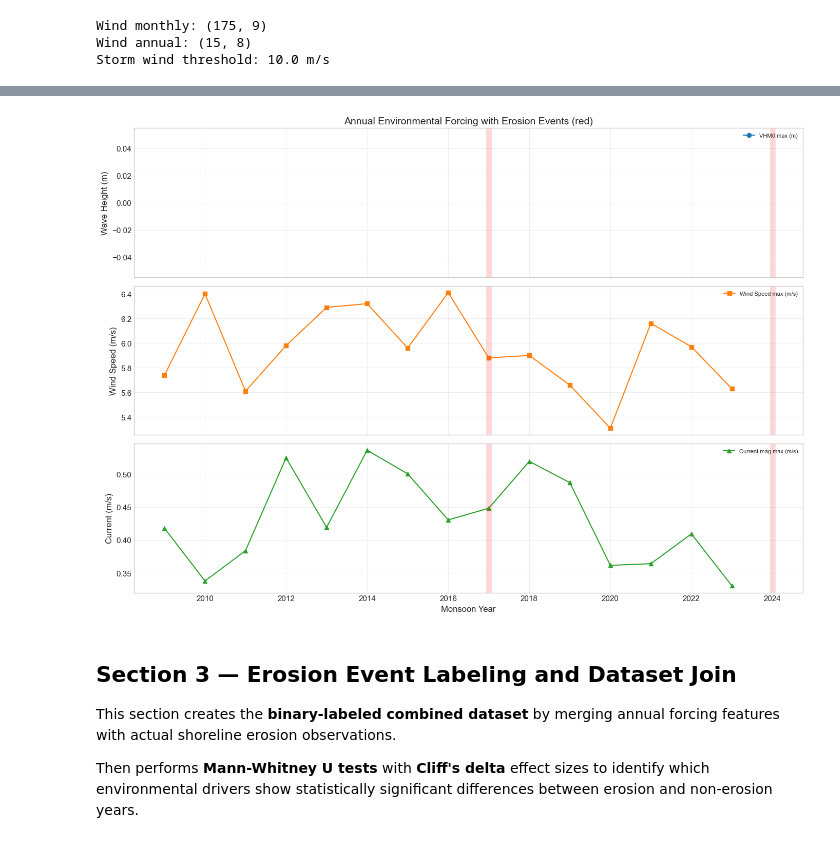
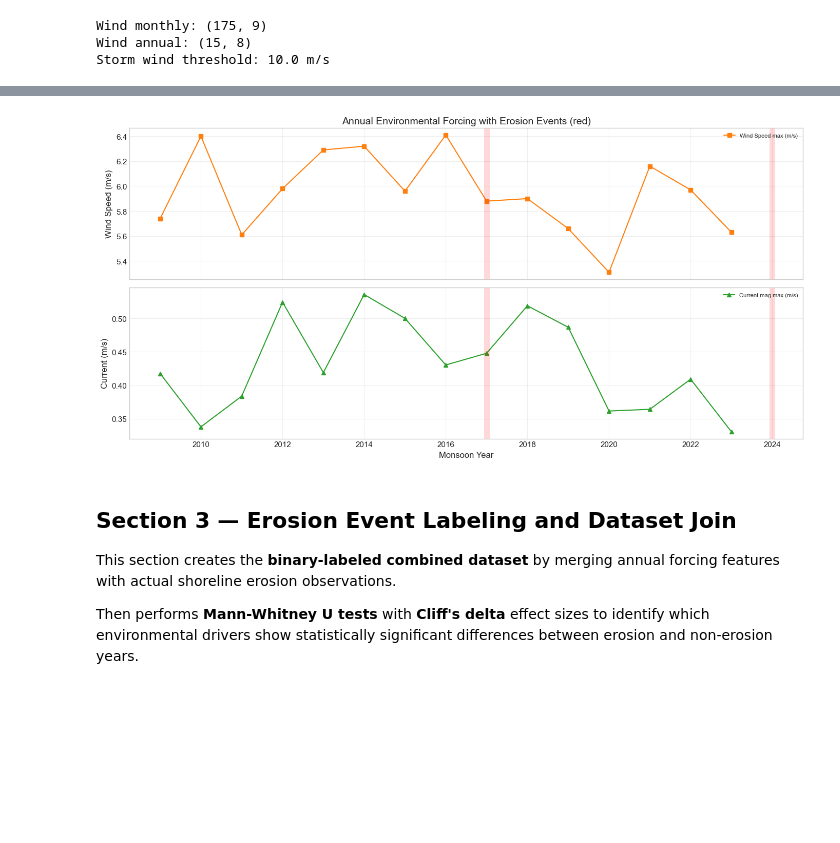
Before and after one commit to ThimalkaCosta/coastalai, a Jupyter notebook: notebook.ipynb, the cells around one changed output, grey strips where cells are left out. Cells and saved outputs as stored; diff of their text form; code cells hidden in the pictures; blank space fills up the shorter version.

```diff
--- a/notebook.ipynb
+++ b/notebook.ipynb
@@ -383,6 +383,7 @@ wave_monthly.columns = ['monsoon_year', 'year_month',
 wave_annual = wave_df.groupby('monsoon_year').agg({
     'VHM0':  ['max', lambda x: np.percentile(x, 90), 'mean', 'std'],
     'VTPK':  ['max', 'mean'],
+    'VMDR':  'mean',
     'stokes_drift_mag': ['max', 'mean'],
     'wave_energy': 'sum',
     'is_storm_wave': 'sum',
@@ -390,6 +391,7 @@ wave_annual = wave_df.groupby('monsoon_year').agg({
 wave_annual.columns = ['monsoon_year',
                        'Hm0_max_annual', 'Hm0_p90', 'Hm0_mean_annual', 'Hm0_std_annual',
                        'Tp_max_annual', 'Tp_mean_annual',
+                       'VMDR_mean_annual',
                        'stokesdrift_max_annual', 'stokesdrift_mean_annual',
                        'cumwave_energy_annual', 'storm_days_wave_total']
 
@@ -433,18 +431,14 @@ current_monthly.columns = ['monsoon_year', 'year_month',
                            'ZOS_max', 'ZOS_mean', 'time']
 
 # Annual
-current_annual = current_df.groupby('monsoon_year').agg({
-    'current_mag': ['max', lambda x: np.percentile(x, 90), 'mean', 'std'],
-    'zos': ['max', 'mean'],
-    'current_mag': ['max', 'mean', 'sum'],
-}).reset_index()
-# Re-compute properly
 current_annual = current_df.groupby('monsoon_year').apply(
     lambda g: pd.Series({
         'ucurr_max_annual':  g['current_mag'].max(),
         'ucurr_p90':         np.percentile(g['current_mag'].dropna(), 90),
         'ucurr_mean_annual': g['current_mag'].mean(),
         'ucurr_std_annual':  g['current_mag'].std(),
+        'uo_mean_annual':    g['uo'].mean(),
+        'vo_mean_annual':    g['vo'].mean(),
         'zos_max_annual':    g['zos'].max(),
         'zos_mean_annual':   g['zos'].mean(),
         'cum_current_annual': g['current_mag'].sum(),
@@ -470,6 +461,12 @@ env_annual = env_annual[(env_annual['monsoon_year'] >= 2009) &
 env_annual = env_annual.sort_values('monsoon_year').reset_index(drop=True)
 env_annual = env_annual.ffill().bfill()
 
+# Drop columns that are still entirely NaN (e.g., wave data unavailable at location)
+nan_cols = env_annual.columns[env_annual.isna().all()]
+if len(nan_cols) > 0:
+    print(f"⚠ Dropping {len(nan_cols)} all-NaN columns: {list(nan_cols)}")
+    env_annual = env_annual.drop(columns=nan_cols)
+
 print("=" * 60)
 print("MERGED ANNUAL FORCING MATRIX")
 print("=" * 60)
@@ -508,47 +504,45 @@ Features (25):
 # %%
 # =============================================================================
 # Section 2.5 — Time series plot with erosion event overlay
 # =============================================================================
 
-fig, axes = plt.subplots(3, 1, figsize=(14, 10), sharex=True)
+# Dynamically choose which variables to plot based on what's available
+plot_configs = [
+    ('Hm0_max_annual', 'Wave Height (m)', 'VHM0 max (m)', 'o-', '#1f77b4'),
+    ('wind_max_annual', 'Wind Speed (m/s)', 'Wind Speed max (m/s)', 's-', '#ff7f0e'),
+    ('ucurr_max_annual', 'Current (m/s)', 'Current mag max (m/s)', '^-', '#2ca02c'),
+]
 
-# Wave
-ax = axes[0]
-ax.plot(env_annual['monsoon_year'], env_annual['Hm0_max_annual'],
-        'o-', color='#1f77b4', label='VHM0 max (m)')
-for yr in all_erosion_years:
-    ax.axvline(yr, color='red', alpha=0.15, lw=8)
-ax.set_ylabel('Wave Height (m)')
-ax.legend(loc='upper right', fontsize=8)
-ax.grid(True, alpha=0.3)
-ax.set_title('Annual Environmental Forcing with Erosion Events (red)')
+available_plots = [(col, yl, lb, mk, cl) for col, yl, lb, mk, cl in plot_configs
+                   if col in env_annual.columns]
 
-# Wind
-ax = axes[1]
-ax.plot(env_annual['monsoon_year'], env_annual['wind_max_annual'],
-        's-', color='#ff7f0e', label='Wind Speed max (m/s)')
-for yr in all_erosion_years:
-    ax.axvline(yr, color='red', alpha=0.15, lw=8)
-ax.set_ylabel('Wind Speed (m/s)')
-ax.legend(loc='upper right', fontsize=8)
-ax.grid(True, alpha=0.3)
+n_plots = max(len(available_plots), 1)
+fig, axes = plt.subplots(n_plots, 1, figsize=(14, 3.5 * n_plots), sharex=True)
+if n_plots == 1:
+    axes = [axes]
 
-# Current
-ax = axes[2]
-ax.plot(env_annual['monsoon_year'], env_annual['ucurr_max_annual'],
-        '^-', color='#2ca02c', label='Current mag max (m/s)')
-for yr in all_erosion_years:
-    ax.axvline(yr, color='red', alpha=0.15, lw=8)
-ax.set_ylabel('Current (m/s)')
-ax.set_xlabel('Monsoon Year')
-ax.legend(loc='upper right', fontsize=8)
-ax.grid(True, alpha=0.3)
+for i, (col, ylabel, label, marker, color) in enumerate(available_plots):
+    ax = axes[i]
+    ax.plot(env_annual['monsoon_year'], env_annual[col], marker, color=color, label=label)
+    for yr in all_erosion_years:
+        ax.axvline(yr, color='red', alpha=0.15, lw=8)
+    ax.set_ylabel(ylabel)
+    ax.legend(loc='upper right', fontsize=8)
+    ax.grid(True, alpha=0.3)
+    if i == 0:
+        ax.set_title('Annual Environmental Forcing with Erosion Events (red)')
+
+if available_plots:
+    axes[-1].set_xlabel('Monsoon Year')
+else:
+    axes[0].text(0.5, 0.5, 'No environmental forcing data available for plotting',
+                 ha='center', va='center', transform=axes[0].transAxes)
 
 plt.tight_layout()
 plt.savefig('./figures/env_timeseries.png', dpi=150)
 plt.show()
 # %% [output]
-[figure, old version]
+[figure, new version]
 # %% [markdown]
 ## Section 3 — Erosion Event Labeling and Dataset Join
 
```
Also changed, not shown: parts of 30 cells of this notebook, 15 other files.
